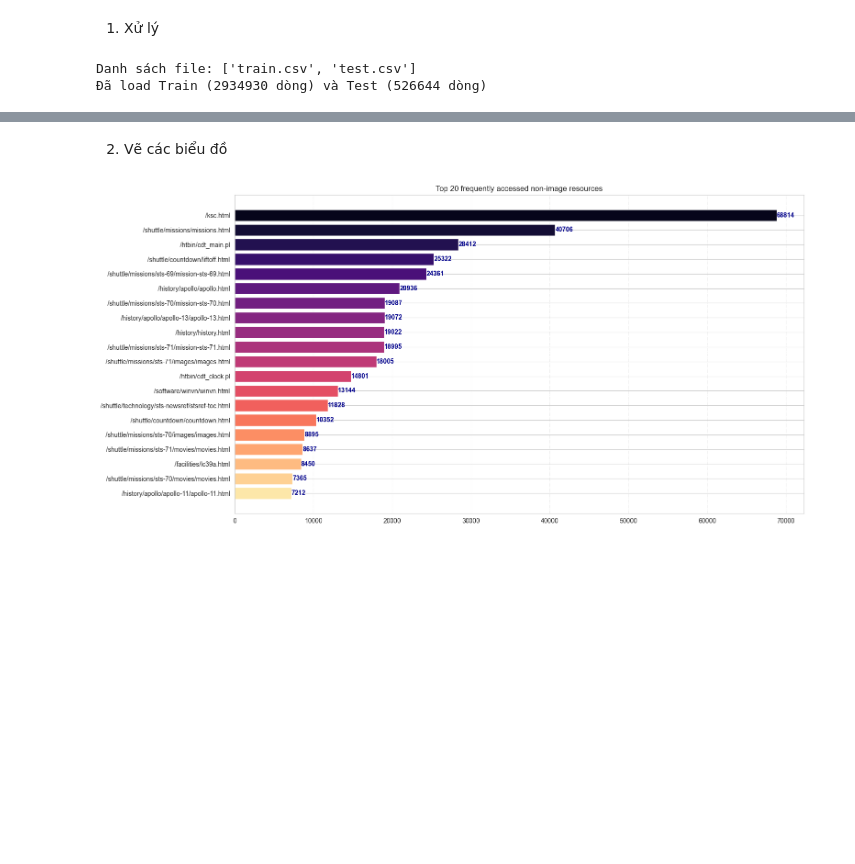
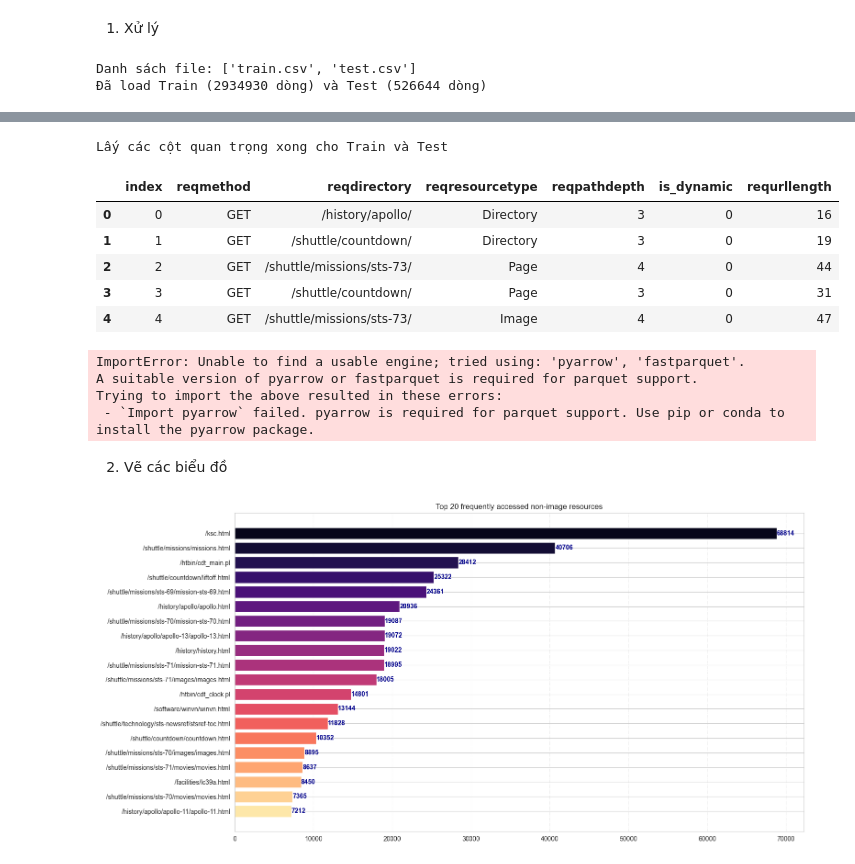
Before and after one commit to quanai06/DATAFLOW_2026_UET.EPOCH_0_AUTOSCALING_ANALYSIS, a Jupyter notebook: notebooks/05_request.ipynb, the cells around one changed output, grey strips where cells are left out. Cells and saved outputs as stored; diff of their text form; code cells hidden in the pictures; blank space fills up the shorter version.

Commit message:
thêm 3 cột features và chỉ giữ lại các cột quan trọng

```diff
--- a/notebooks/05_request.ipynb
+++ b/notebooks/05_request.ipynb
@@ -113,3 +137,36 @@ df_train_cleaned.head()
+# %%
+# Lấy các cột quan trọng để train model
+important_columns = [
+    'index',
+    'reqmethod',
+    'reqdirectory',
+    'reqresourcetype',
+    'reqpathdepth',
+    'is_dynamic',
+    'requrllength'
+]
+df_train_final = df_train_cleaned[important_columns]
+df_test_final = df_test_cleaned[important_columns]
+print("Lấy các cột quan trọng xong cho Train và Test")
+df_train_final.head()
+# %% [output]
+Lấy các cột quan trọng xong cho Train và Test
+|  | index | reqmethod | reqdirectory | reqresourcetype | reqpathdepth | is_dynamic | requrllength |
+| 0 | 0 | GET | /history/apollo/ | Directory | 3 | 0 | 16 |
+| 1 | 1 | GET | /shuttle/countdown/ | Directory | 3 | 0 | 19 |
+| 2 | 2 | GET | /shuttle/missions/sts-73/ | Page | 4 | 0 | 44 |
+| 3 | 3 | GET | /shuttle/countdown/ | Page | 3 | 0 | 31 |
+| 4 | 4 | GET | /shuttle/missions/sts-73/ | Image | 4 | 0 | 47 |
+# %%
+# Lưu các cột quan trọng thành file parquet
+df_train_final.to_parquet('../data/features/05_request_features_train.parquet', index=False)
+df_test_final.to_parquet('../data/features/05_request_features_test.parquet', index=False)
+print("Lưu file parquet xong cho Train và Test")
+# %% [output]
+ImportError: Unable to find a usable engine; tried using: 'pyarrow', 'fastparquet'.
+A suitable version of pyarrow or fastparquet is required for parquet support.
+Trying to import the above resulted in these errors:
+ - `Import pyarrow` failed. pyarrow is required for parquet support. Use pip or conda to install the pyarrow package.
 # %% [markdown]
 2. Vẽ các biểu đồ
 # %%
```
Also changed, not shown: parts of 6 cells of this notebook.
